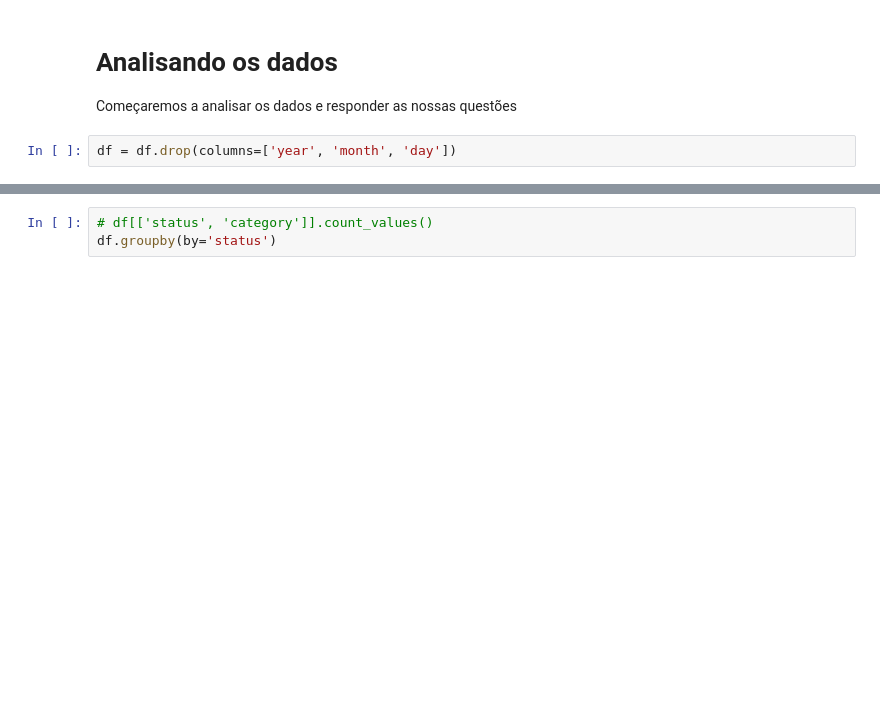
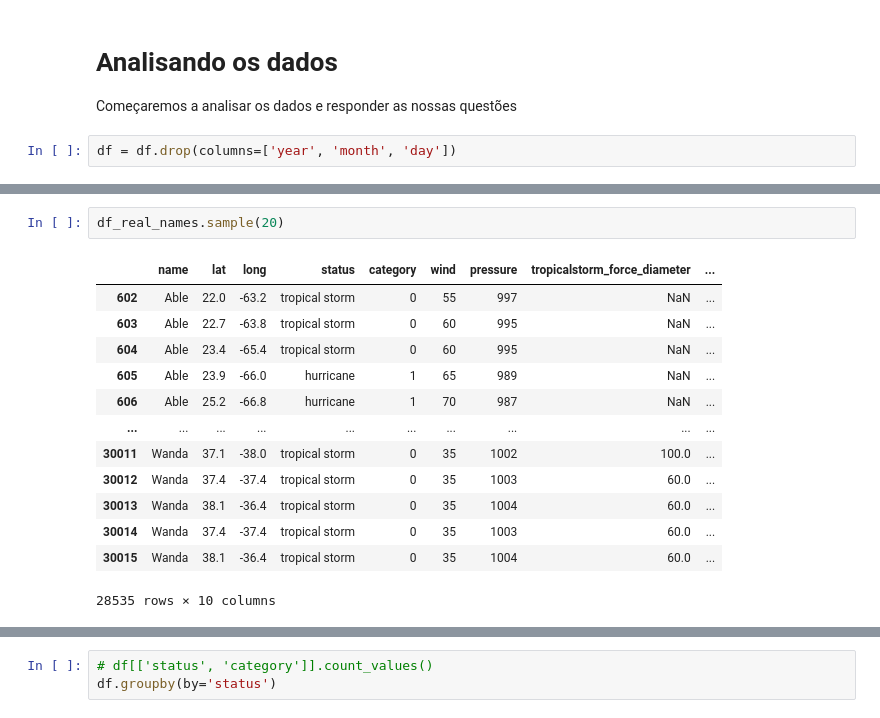
Before and after one commit to Jeferson-Peter/DataScience-Storm-Analytics, a Jupyter notebook: storm_analytics.ipynb, the cells around one changed output, grey strips where cells are left out. Drawn from its saved outputs; the diff is of its cells as text; blank space fills up the shorter version.

```diff
--- a/storm_analytics.ipynb
+++ b/storm_analytics.ipynb
@@ -203,0 +207,16 @@ Name: name, Length: 306, dtype: int64
+# %%
+df_real_names.sample(20)
+# %% [output]
+|  | name | lat | long | status | category | wind | pressure | tropicalstorm_force_diameter | ... |
+| 602 | Able | 22.0 | -63.2 | tropical storm | 0 | 55 | 997 | NaN | ... |
+| 603 | Able | 22.7 | -63.8 | tropical storm | 0 | 60 | 995 | NaN | ... |
+| 604 | Able | 23.4 | -65.4 | tropical storm | 0 | 60 | 995 | NaN | ... |
+| 605 | Able | 23.9 | -66.0 | hurricane | 1 | 65 | 989 | NaN | ... |
+| 606 | Able | 25.2 | -66.8 | hurricane | 1 | 70 | 987 | NaN | ... |
+| ... | ... | ... | ... | ... | ... | ... | ... | ... | ... |
+| 30011 | Wanda | 37.1 | -38.0 | tropical storm | 0 | 35 | 1002 | 100.0 | ... |
+| 30012 | Wanda | 37.4 | -37.4 | tropical storm | 0 | 35 | 1003 | 60.0 | ... |
+| 30013 | Wanda | 38.1 | -36.4 | tropical storm | 0 | 35 | 1004 | 60.0 | ... |
+| 30014 | Wanda | 37.4 | -37.4 | tropical storm | 0 | 35 | 1003 | 60.0 | ... |
+| 30015 | Wanda | 38.1 | -36.4 | tropical storm | 0 | 35 | 1004 | 60.0 | ... |
+28535 rows × 10 columns
```
Also changed, not shown: parts of 12 cells of this notebook.
